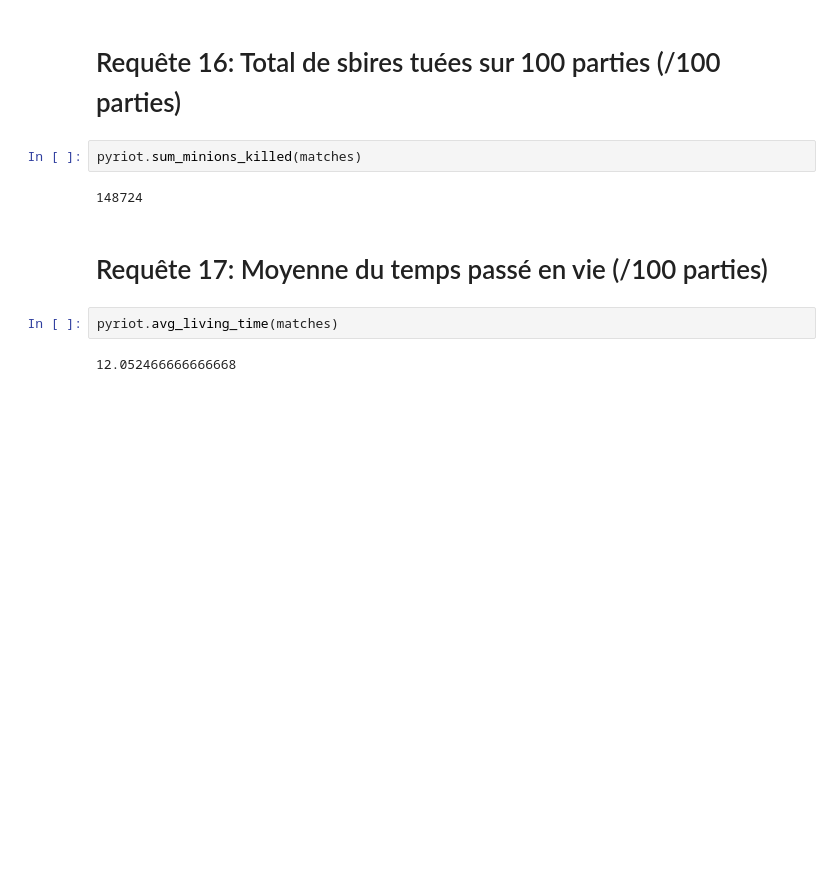
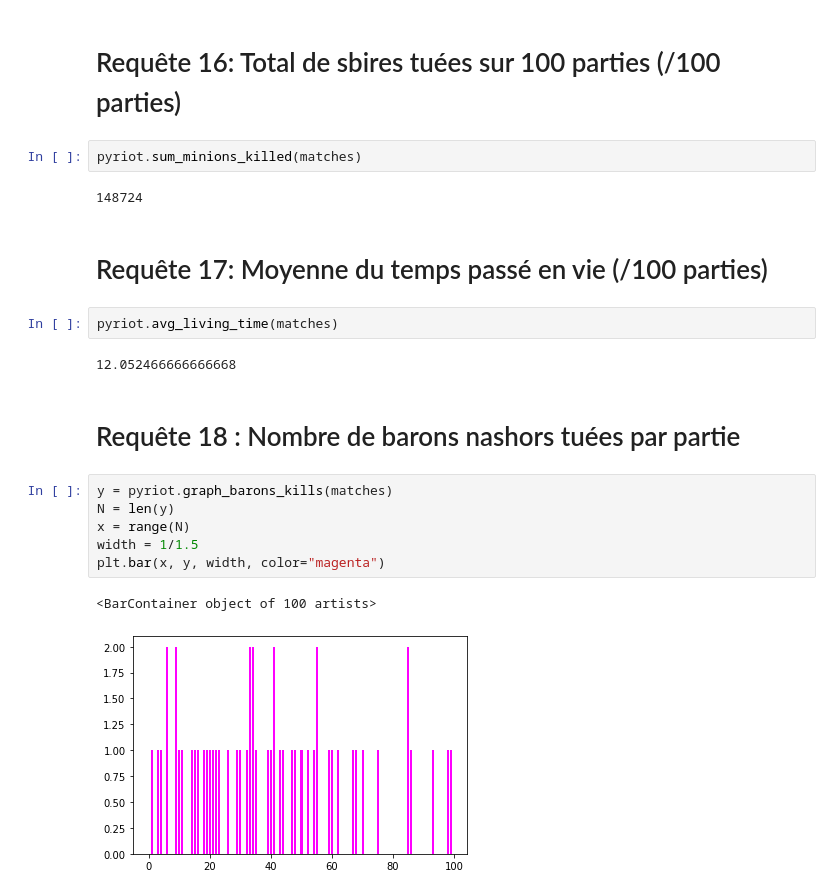
Before and after one commit to chainzthec/nosql-project, a Jupyter notebook: python/pyriot.ipynb, the cells around one changed output. Drawn from its saved outputs; the diff is of its cells as text; blank space fills up the shorter version.

Commit message:
add function and graph

```diff
--- a/python/pyriot.ipynb
+++ b/python/pyriot.ipynb
@@ -167,3 +168,14 @@ pyriot.sum_minions_killed(matches)
 pyriot.avg_living_time(matches)
 # %% [output]
 12.052466666666668
+# %% [markdown]
+# Requête 18 : Nombre de barons nashors tuées par partie
+# %%
+y = pyriot.graph_barons_kills(matches)
+N = len(y)
+x = range(N)
+width = 1/1.5
+plt.bar(x, y, width, color="magenta")
+# %% [output]
+<BarContainer object of 100 artists>
+[figure, added]
```
Also changed, not shown: parts of 8 cells of this notebook, 1 other file.
